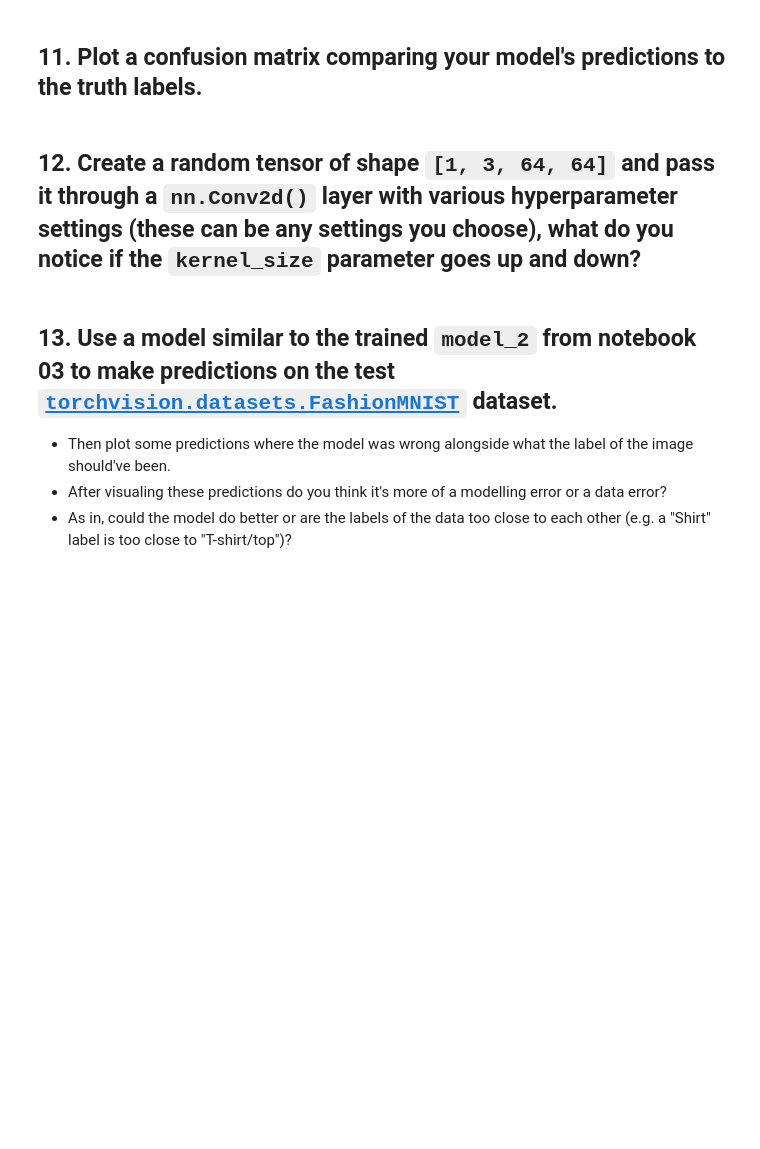
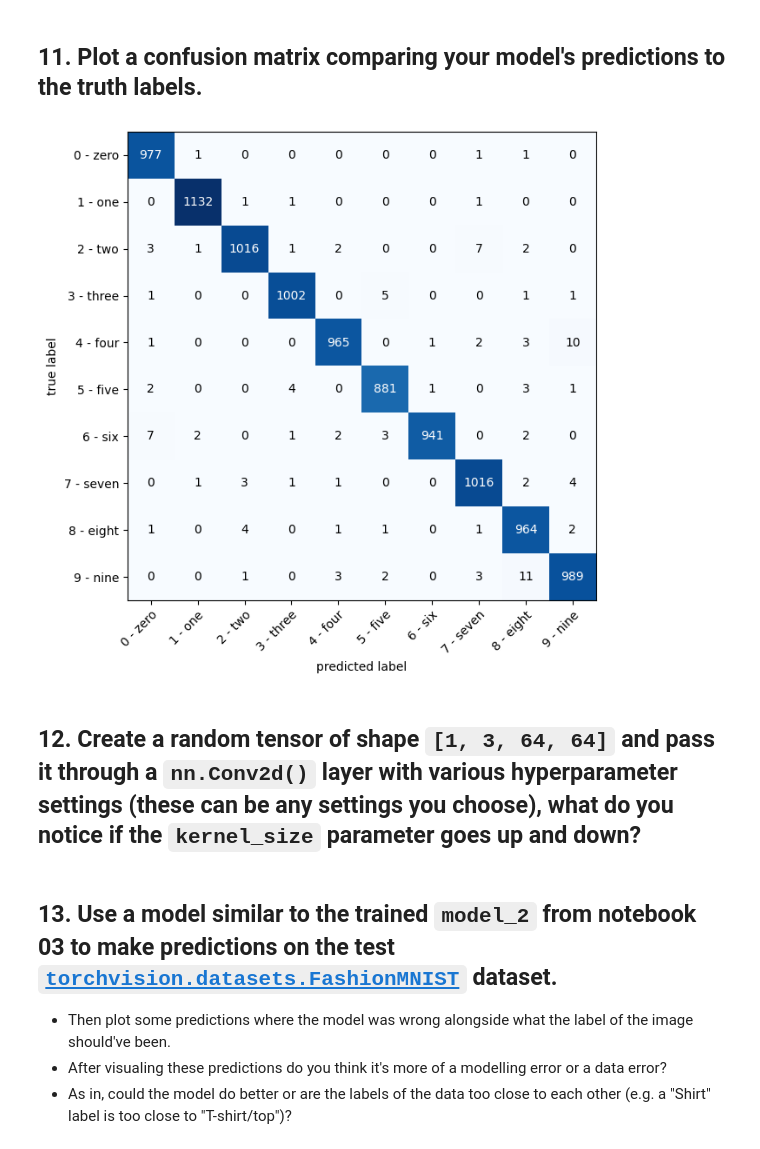
Before and after one commit to Ouzr0107/pytorch_ex, a Jupyter notebook: extras/exercises/03_pytorch_computer_vision_exercises.ipynb, the cells around one changed output. Drawn from its saved outputs; the diff is of its cells as text; code cells hidden in the pictures; blank space fills up the shorter version.

```diff
--- a/extras/exercises/03_pytorch_computer_vision_exercises.ipynb
+++ b/extras/exercises/03_pytorch_computer_vision_exercises.ipynb
@@ -84,5 +318,30 @@ device
 # %% [markdown]
 ## 11. Plot a confusion matrix comparing your model's predictions to the truth labels.
+# %%
+from torchmetrics import ConfusionMatrix
+from mlxtend.plotting import plot_confusion_matrix
+
+confmat = ConfusionMatrix(num_classes=len(train_data.classes), task="multiclass").to(device)
+
+model_2.eval()
+with torch.inference_mode():
+    y_preds = []
+    y_trues = []
+    for X, y in test_dataloader:
+        X, y = X.to(device), y.to(device)
+        preds = model_2(X).argmax(dim=1)
+        y_preds.append(preds)
+        y_trues.append(y)
+
+    y_preds = torch.cat(y_preds)
+    y_trues = torch.cat(y_trues)
+
+    confmat_tensor = confmat(y_preds, y_trues).cpu()
+
+fig, ax = plot_confusion_matrix(conf_mat=confmat_tensor.numpy(), class_names=train_data.classes, figsize=(10, 7))
+plt.show()
+# %% [output]
+[figure, added]
 # %% [markdown]
 ## 12. Create a random tensor of shape `[1, 3, 64, 64]` and pass it through a `nn.Conv2d()` layer with various hyperparameter settings (these can be any settings you choose), what do you notice if the `kernel_size` parameter goes up and down?
 # %% [markdown]
```
Also changed, not shown: parts of 7 cells of this notebook.
